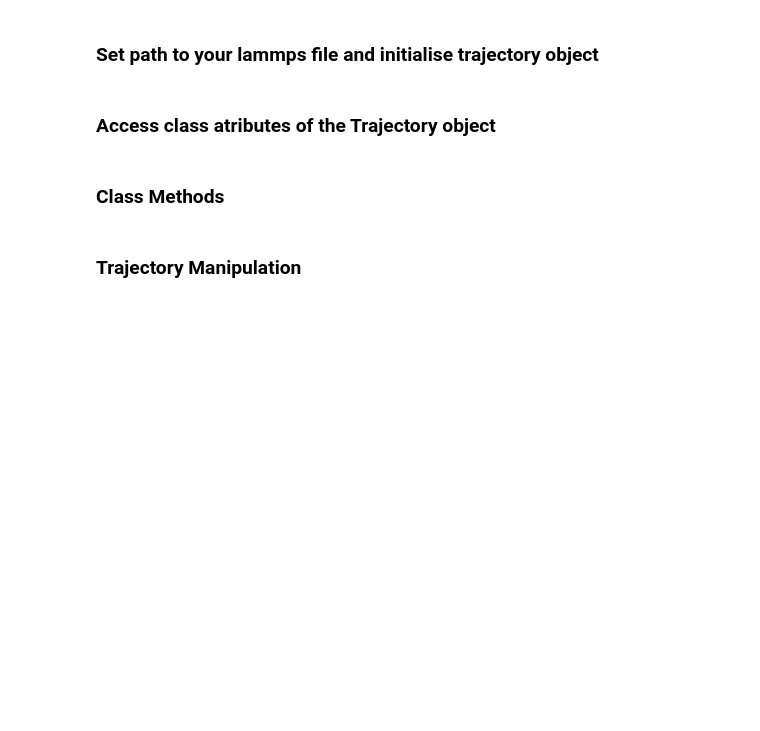
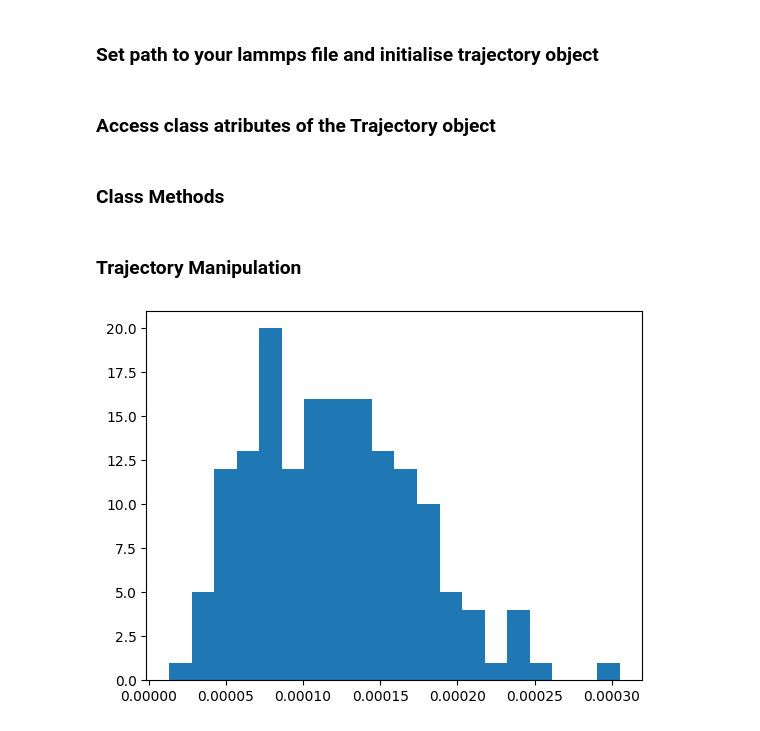
Before and after one commit to Karim-Ib/MD_Lammps_analysis, a Jupyter notebook: tutorial_notebook/Ion_analysis.ipynb, the cells around one changed output. Drawn from its saved outputs; the diff is of its cells as text; code cells hidden in the pictures; blank space fills up the shorter version.

```diff
--- a/tutorial_notebook/Ion_analysis.ipynb
+++ b/tutorial_notebook/Ion_analysis.ipynb
@@ -427,0 +345,8 @@ def lammpstrj_to_np_parallel_from_disk(file_path, scal=1, n_workers=None, verbos
+# %%
+jump_data = np.genfromtxt(r"C:\Users\karim\Documents\GitRepo\MD_Lammps_analysis\testing\jump_dist.csv")
+diff_data = np.genfromtxt(r"C:\Users\karim\Documents\GitRepo\MD_Lammps_analysis\testing\diff_dist.csv")
+# %%
+plt.hist(jump_data, bins=20)
+plt.show()
+# %% [output]
+[figure, added]
```
Also changed, not shown: parts of 10 cells of this notebook, 1 other file.
